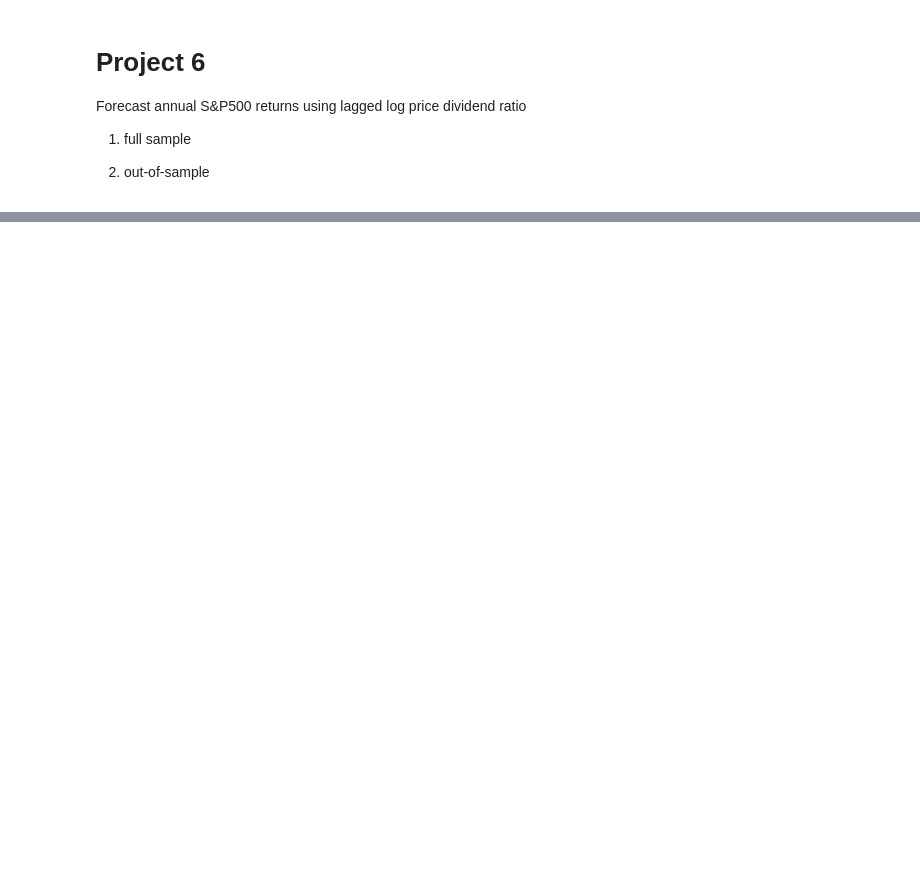
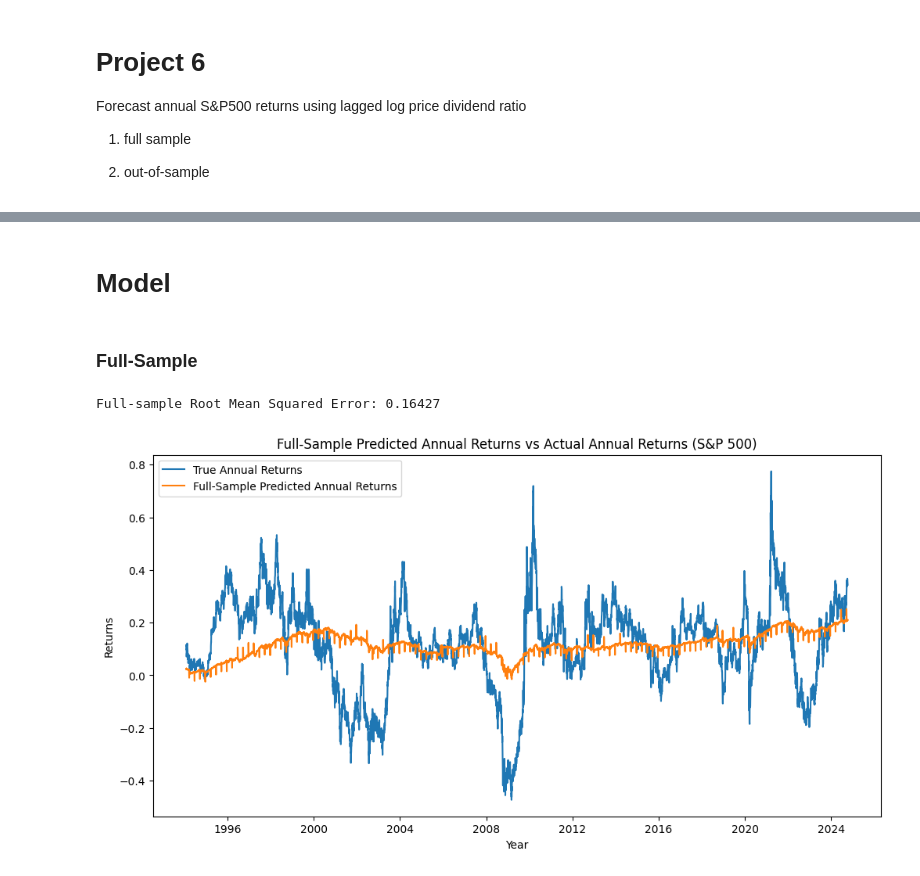
Before and after one commit to williankal/quant_fin, a Jupyter notebook: project6/code.ipynb, the cells around one changed output, grey strips where cells are left out. Drawn from its saved outputs; the diff is of its cells as text; code cells hidden in the pictures; blank space fills up the shorter version.

```diff
--- a/project6/code.ipynb
+++ b/project6/code.ipynb
@@ -82,0 +60,29 @@ data['Log_PD_Ratio'].loc[data.index>="2023-12-12"].plot()
+# %% [markdown]
+# Model
+# %% [markdown]
+### Full-Sample
+# %%
+X = data[["Lagged_Log_PD_Ratio"]]
+y = data["Annual_Returns"]
+
+def fit_model(feat,target):
+    model = LinearRegression()
+    model.fit(feat, target)
+    return model
+
+m = fit_model(X,y)
+y_pred_full_sample = m.predict(X)
+rmse = root_mean_squared_error(y, y_pred_full_sample)
+print(f"Full-sample Root Mean Squared Error: {rmse:.5f}")
+
+plt.figure(figsize=(12, 6))
+plt.plot(data.index, y, label="True Annual Returns")
+plt.plot(data.index, y_pred_full_sample, label="Full-Sample Predicted Annual Returns")
+plt.title("Full-Sample Predicted Annual Returns vs Actual Annual Returns (S&P 500)")
+plt.xlabel("Year")
+plt.ylabel("Returns")
+plt.legend()
+plt.show()
+# %% [output]
+Full-sample Root Mean Squared Error: 0.16427
+[figure, added]
```
Also changed, not shown: parts of 8 cells of this notebook, 1 other file.
